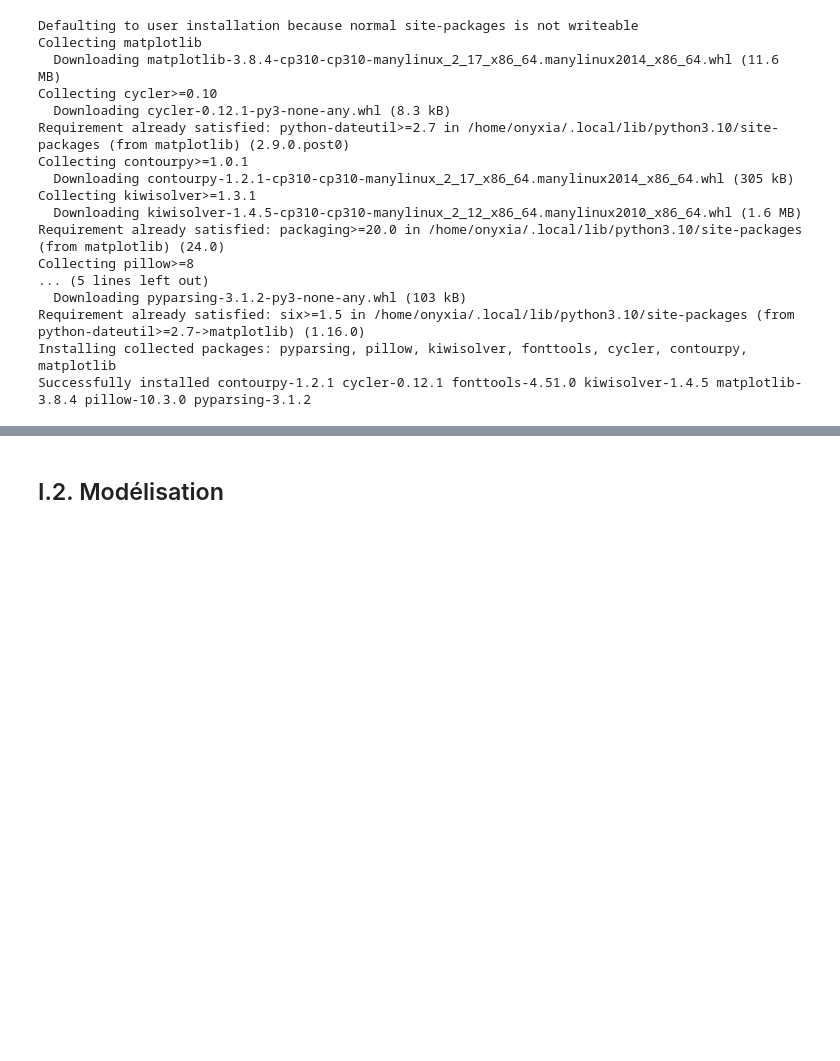
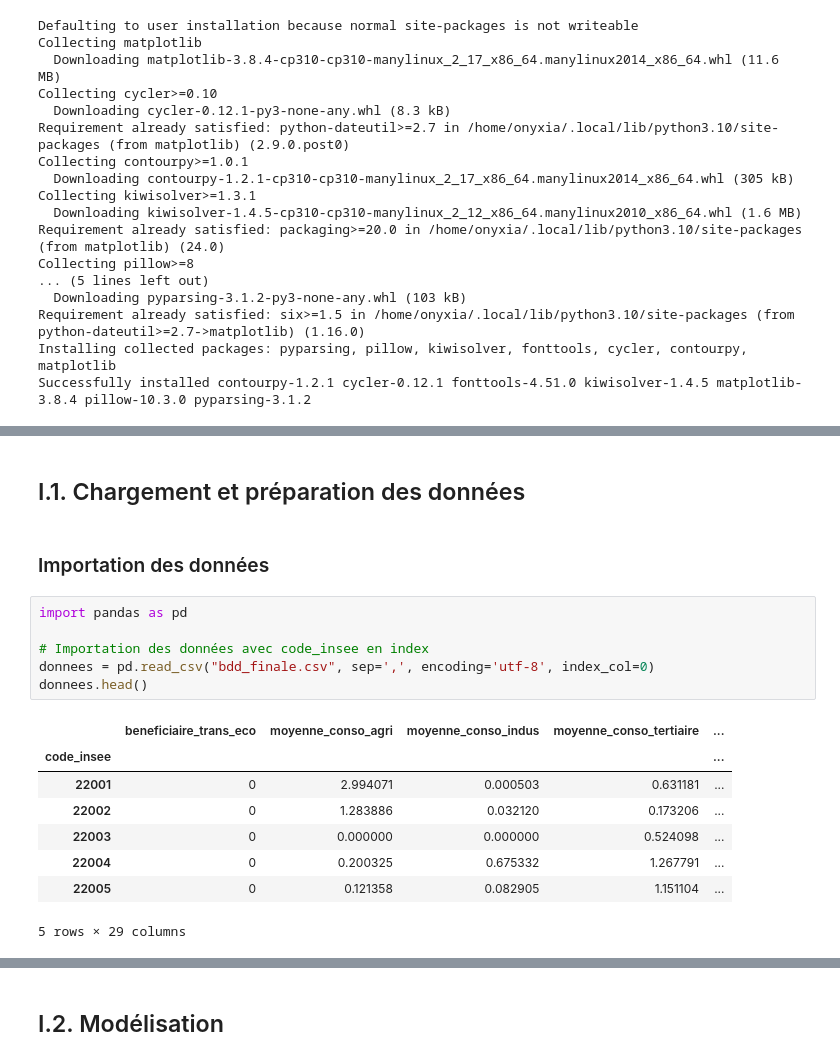
Before and after one commit to marieguib/202409-Precarite-energetique, a Jupyter notebook: 2Modelisation_precarite_energetique.ipynb, the cells around one changed output, grey strips where cells are left out. Cells and saved outputs as stored; diff of their text form; blank space fills up the shorter version.

```diff
--- a/2Modelisation_precarite_energetique.ipynb
+++ b/2Modelisation_precarite_energetique.ipynb
@@ -69,0 +48,19 @@ code_insee
+# %% [markdown]
+## I.1. Chargement et préparation des données
+# %% [markdown]
+### Importation des données
+# %%
+import pandas as pd
+
+# Importation des données avec code_insee en index
+donnees = pd.read_csv("bdd_finale.csv", sep=',', encoding='utf-8', index_col=0)
+donnees.head()
+# %% [output]
+|  | beneficiaire_trans_eco | moyenne_conso_agri | moyenne_conso_indus | moyenne_conso_tertiaire | ... |
+| code_insee |  |  |  |  | ... |
+| 22001 | 0 | 2.994071 | 0.000503 | 0.631181 | ... |
+| 22002 | 0 | 1.283886 | 0.032120 | 0.173206 | ... |
+| 22003 | 0 | 0.000000 | 0.000000 | 0.524098 | ... |
+| 22004 | 0 | 0.200325 | 0.675332 | 1.267791 | ... |
+| 22005 | 0 | 0.121358 | 0.082905 | 1.151104 | ... |
+5 rows × 29 columns
```
Also changed, not shown: parts of 9 cells of this notebook.
